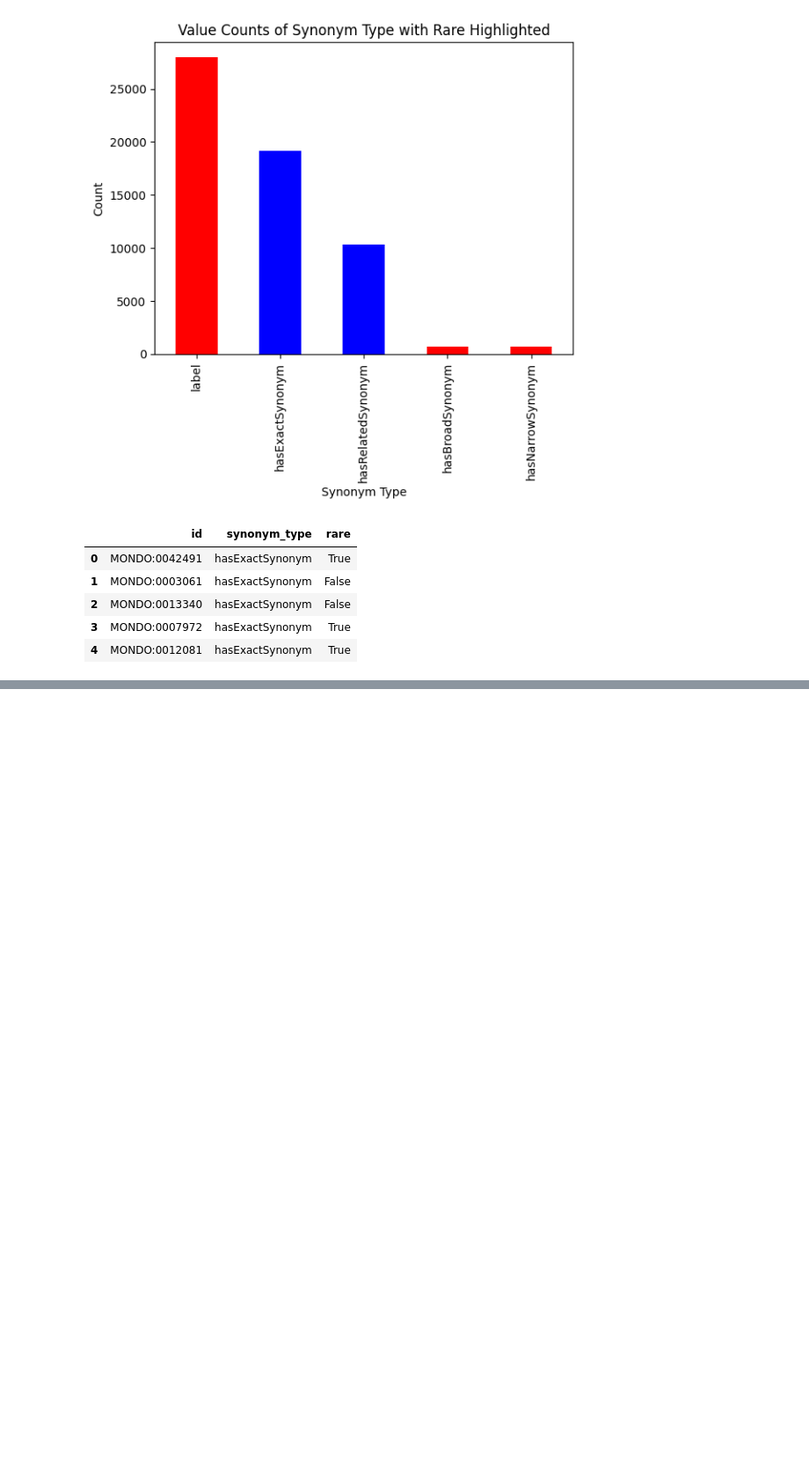
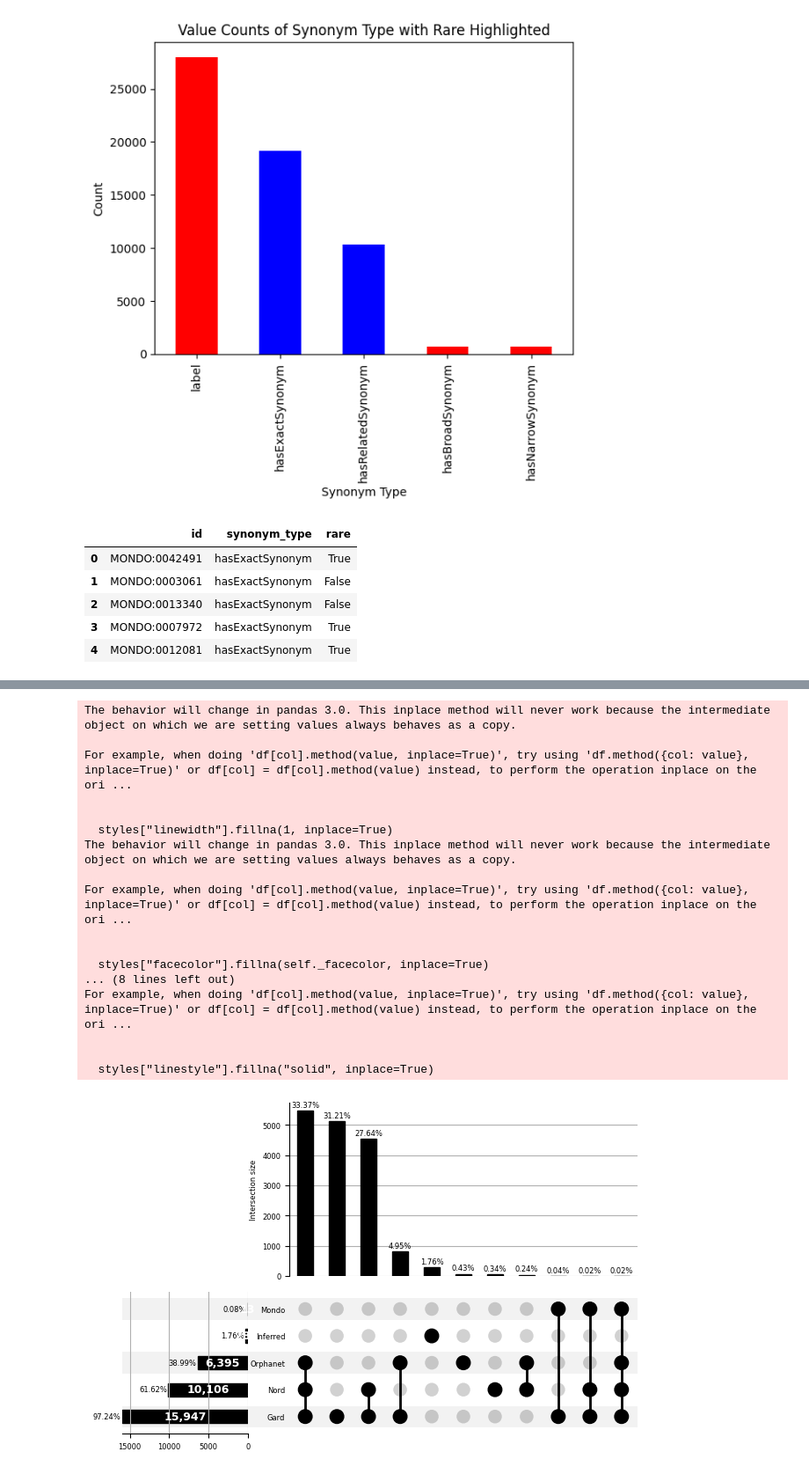
Before and after one commit to monarch-initiative/mondo, a Jupyter notebook: src/scripts/notebooks/mondo_paper_plots.ipynb, the cells around one changed output, grey strips where cells are left out. Shown at 88% size. Saved outputs shown, nothing was run; the diff lists cells and outputs as text; code cells hidden in the pictures; blank space fills up the shorter version.

Commit message:
Update paper plots

```diff
--- a/src/scripts/notebooks/mondo_paper_plots.ipynb
+++ b/src/scripts/notebooks/mondo_paper_plots.ipynb
@@ -233,0 +229,61 @@ For example, when doing 'df[col].method(value, inplace=True)', try using 'df.met
+# %%
+#!pip install upsetplot
+
+from matplotlib import pyplot
+import matplotlib
+from upsetplot import plot
+
+matplotlib.rcParams["font.size"] = 6
+
+subset_data = prepare_upset_membership_data(df_subset_upset)
+
+axes = plot(
+    subset_data,
+    sort_by="cardinality",
+    show_percentages="{:.2%}",
+    totals_plot_elements=3
+)
+
+# --- totals bar labels ---
+totals_ax = axes["totals"]
+xlim = totals_ax.get_xlim()  # save before text can expand it
+
+for bar in totals_ax.patches:
+    width = bar.get_width()
+    y = bar.get_y() + bar.get_height() / 2
+    totals_ax.text(
+        width / 2,             # centre of the bar
+        y,
+        f"{int(abs(width)):,}",
+        va="center",
+        ha="center",
+        fontsize=9,
+        color="white",
+        fontweight="bold"
+    )
+
+totals_ax.set_xlim(xlim)      # restore to prevent whitespace expansion
+totals_ax.get_gridspec().update(wspace=-0.6)  # tighten gap to rest of plot
+
+pyplot.savefig("upset_plot_rare.png", dpi=300, bbox_inches="tight")
+pyplot.show()
+#
+# %% [output]
+The behavior will change in pandas 3.0. This inplace method will never work because the intermediate object on which we are setting values always behaves as a copy.
+
+For example, when doing 'df[col].method(value, inplace=True)', try using 'df.method({col: value}, inplace=True)' or df[col] = df[col].method(value) instead, to perform the operation inplace on the ori ...
+
+
+  styles["linewidth"].fillna(1, inplace=True)
+The behavior will change in pandas 3.0. This inplace method will never work because the intermediate object on which we are setting values always behaves as a copy.
+
+For example, when doing 'df[col].method(value, inplace=True)', try using 'df.method({col: value}, inplace=True)' or df[col] = df[col].method(value) instead, to perform the operation inplace on the ori ...
+
+
+  styles["facecolor"].fillna(self._facecolor, inplace=True)
+... (8 lines left out)
+For example, when doing 'df[col].method(value, inplace=True)', try using 'df.method({col: value}, inplace=True)' or df[col] = df[col].method(value) instead, to perform the operation inplace on the ori ...
+
+
+  styles["linestyle"].fillna("solid", inplace=True)
+[figure, added]
```
Also changed, not shown: parts of 11 cells of this notebook, 2 other files.
